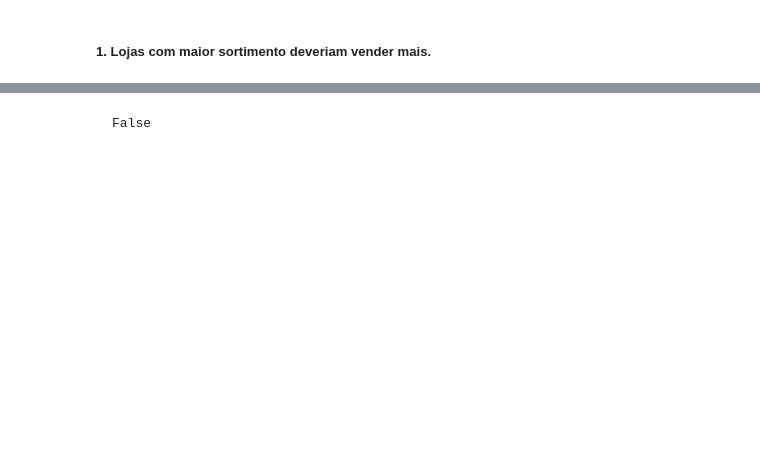
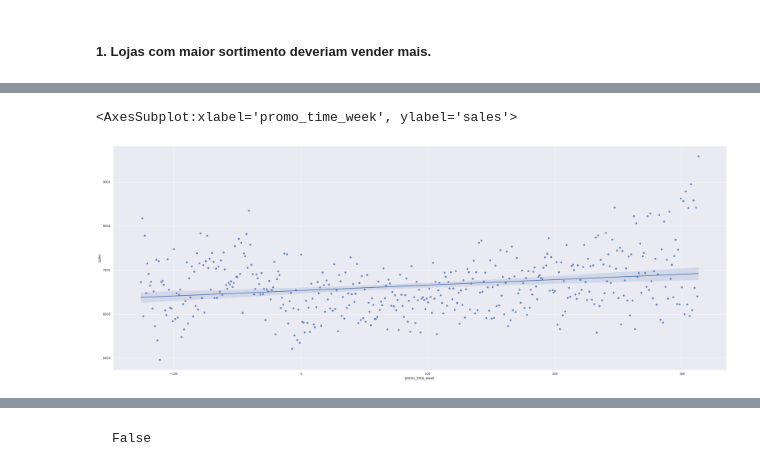
Before and after one commit to rsantosluan/ds_em_producao, a Jupyter notebook: M03_v1_StoreSalesPredictionP03.ipynb, the cells around one changed output, grey strips where cells are left out. Drawn from its saved outputs; the diff is of its cells as text; code cells hidden in the pictures; blank space fills up the shorter version.

```diff
--- a/M03_v1_StoreSalesPredictionP03.ipynb
+++ b/M03_v1_StoreSalesPredictionP03.ipynb
@@ -101,0 +200,5 @@ plt.legend()
+# %%
+sns.regplot(data = promo_sales_geral, x= 'promo_time_week', y='sales')
+# %% [output]
+<AxesSubplot:xlabel='promo_time_week', ylabel='sales'>
+[figure, added]
```
Also changed, not shown: parts of 53 cells of this notebook.
